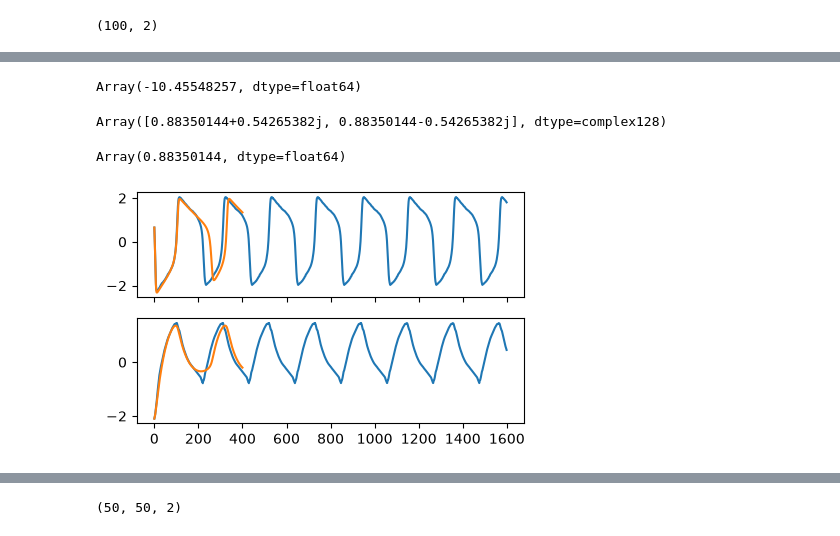
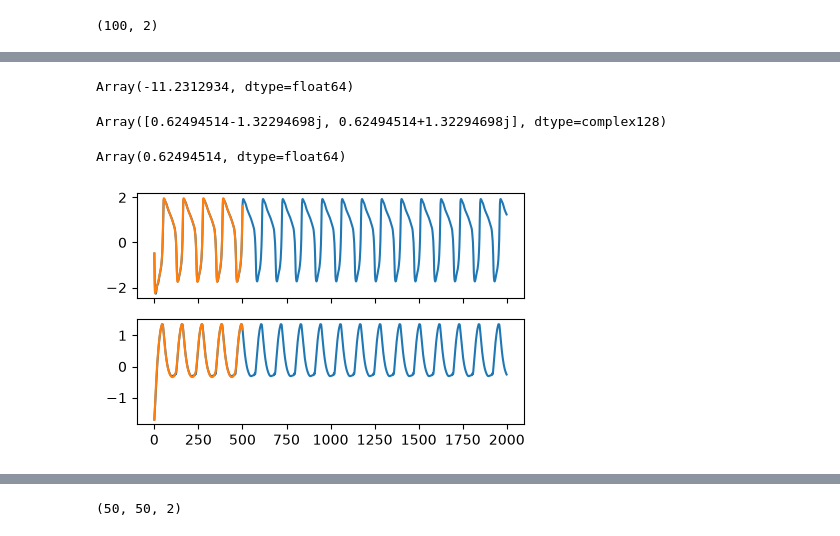
Before and after one commit to Jhko725/deep_isochron, a Jupyter notebook: prototype.ipynb, the cells around one changed output, grey strips where cells are left out. Cells and saved outputs as stored; diff of their text form; code cells hidden in the pictures.

```diff
--- a/prototype.ipynb
+++ b/prototype.ipynb
@@ -324,8 +213,8 @@ axes[1].scatter(*batch_pred[:, 0].T)
 fig, axes = plt.subplots(
     1, 2, figsize=(8, 5), constrained_layout=True, sharex=True, sharey=True
 )
-for i in range(0, len(batch_combine["u"]), 2):
-    axes[0].plot(*batch_combine["u"][i].T)
+for i in range(0, len(batch["u"]), 2):
+    axes[0].plot(*batch["u"][i].T)
     axes[1].plot(*batch_pred[i].T)
 # axes[0].set_xlim((-3.5, 3.5))
 # axes[0].set_ylim((-3.5, 3.5))
@@ -334,5 +223,10 @@ for i in range(0, len(batch_combine["u"]), 2):
 # %%
+source_train, source_val = source.split_trajectories(0.1, seed=0)
+
 # The loader owns the transfer: grain's two-stage prefetch (ADR-0009)
+loader_batches = mixed_window_batches(
+    source_train, 100, 2048, 100, weights=(1, 1), seed=0, num_steps=2500
+)
 loader_train = to_device(loader_batches, device)
 # %%
 # Validation: held-out trajectories, every non-overlapping window, deterministic
@@ -346,7 +240,7 @@ trainer = Trainer(optax.adamw(learning_rate=5e-4), ConjugacyTrajectoryLoss())
 # Loggers and the checkpointer are injected; the run directory is ours to choose
 # (Hydra will own it in Phase D). wandb: WandbLogger(wandb.init(...)).
 state = trainer.train(
-    autoencoder,
+    model,
     loader_train,  # finite: the loader defines the run (2500 steps)
     key=jax.random.key(0),
     logger=DelayedLogger(PrintLogger(every=50, keys=("loss", "val/mse", "period"))),
@@ -354,4 +248,4 @@ state = trainer.train(
     evaluate=evaluator,
     eval_every=500,
 )
-model = state.model
+model_trained = state.model
@@ -358,34 +270,36 @@ model = state.model
 # %%
-t_subset, u_train_subset = source.ts[::5], source.ys[::10, ::5]  # batch
-u_pred_subset, w_pred_subset = eqx.filter_vmap(model, in_axes=(None, 0))(
+t_subset, u_train_subset = source.ts, source.ys[::10]  # batch
+u_pred_subset, w_pred_subset = eqx.filter_vmap(model_trained, in_axes=(None, 0))(
     t_subset, u_train_subset[:, 0]
 )
 
 t_longer = jnp.arange(t_subset[0], 4 * t_subset[-1], t_subset[1] - t_subset[0])
-u_longer = eqx.filter_vmap(model, in_axes=(None, 0))(t_longer, u_train_subset[:, 0])[0]
+u_longer = eqx.filter_vmap(model_trained, in_axes=(None, 0))(
+    t_longer, u_train_subset[:, 0]
+)[0]
 # %%
-model.latent_dynamics.period()
+model_trained.latent_dynamics.period()
 # %% [output]
-Array(-10.45548257, dtype=float64)
+Array(-11.2312934, dtype=float64)
 # %%
-model.latent_dynamics.eigenvalues_origin()
+model_trained.latent_dynamics.eigenvalues_origin()
 # %% [output]
-Array([0.88350144+0.54265382j, 0.88350144-0.54265382j], dtype=complex128)
+Array([0.62494514-1.32294698j, 0.62494514+1.32294698j], dtype=complex128)
 # %%
-model.latent_dynamics.a
+model_trained.latent_dynamics.a
 # %% [output]
-Array(0.88350144, dtype=float64)
+Array(0.62494514, dtype=float64)
 # %%
-traj_idx = 50
+traj_idx = 0
 fig, axes = plt.subplots(2, 1, figsize=(5, 3), sharex=True)
 for i, ax in enumerate(axes):
     # ax.plot(u_pred_subset[traj_idx, :, i], "--")
     ax.plot(u_longer[traj_idx, :, i])
     ax.plot(u_train_subset[traj_idx, :, i])
 
 # ax.set_xlim((1500,2000))
 # %% [output]
-[figure, old version]
+[figure, new version]
 # %%
 fig, axes = plt.subplots(
     1, 3, figsize=(12, 5), constrained_layout=True, sharex=True, sharey=True
```
Also changed, not shown: parts of 30 cells of this notebook, 3 other files.
